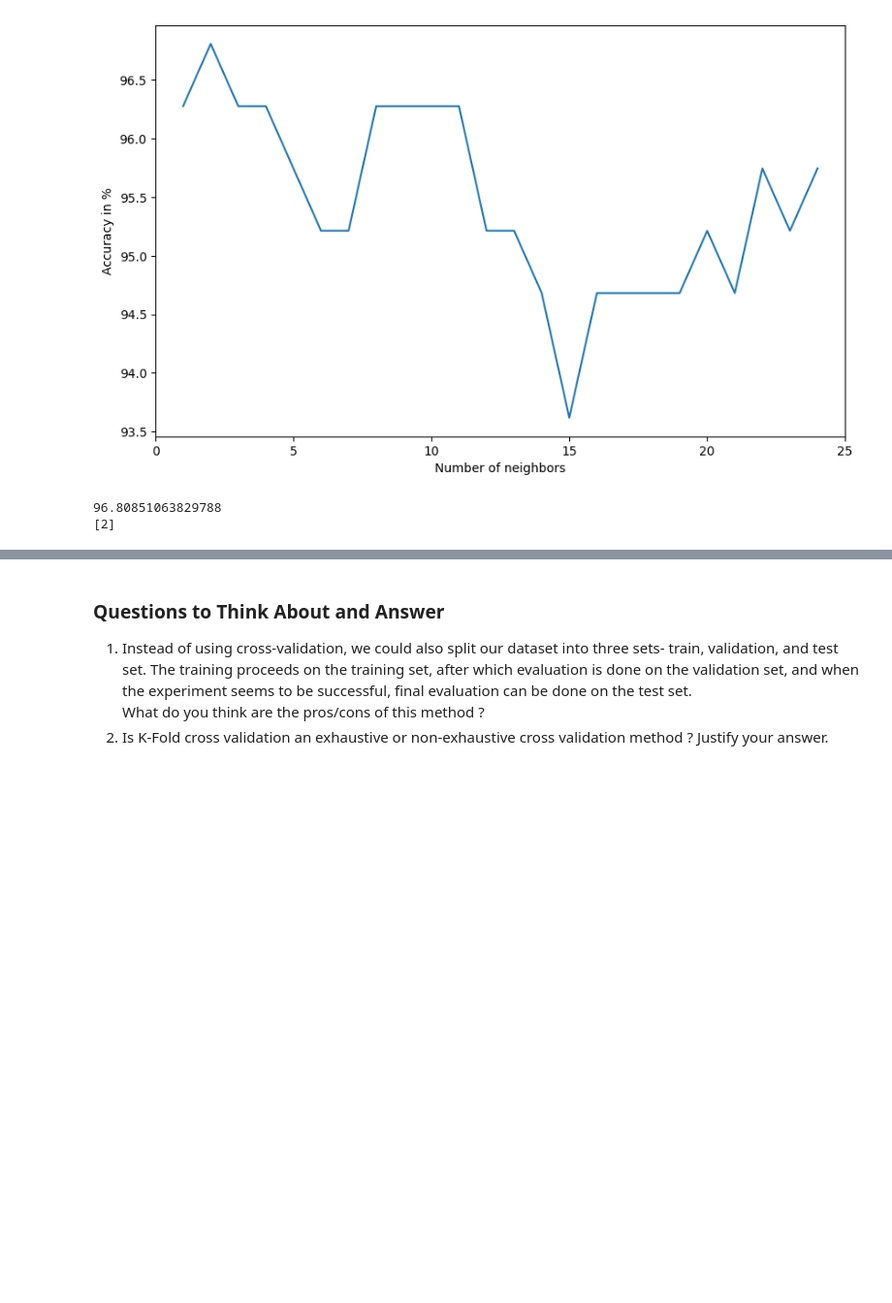
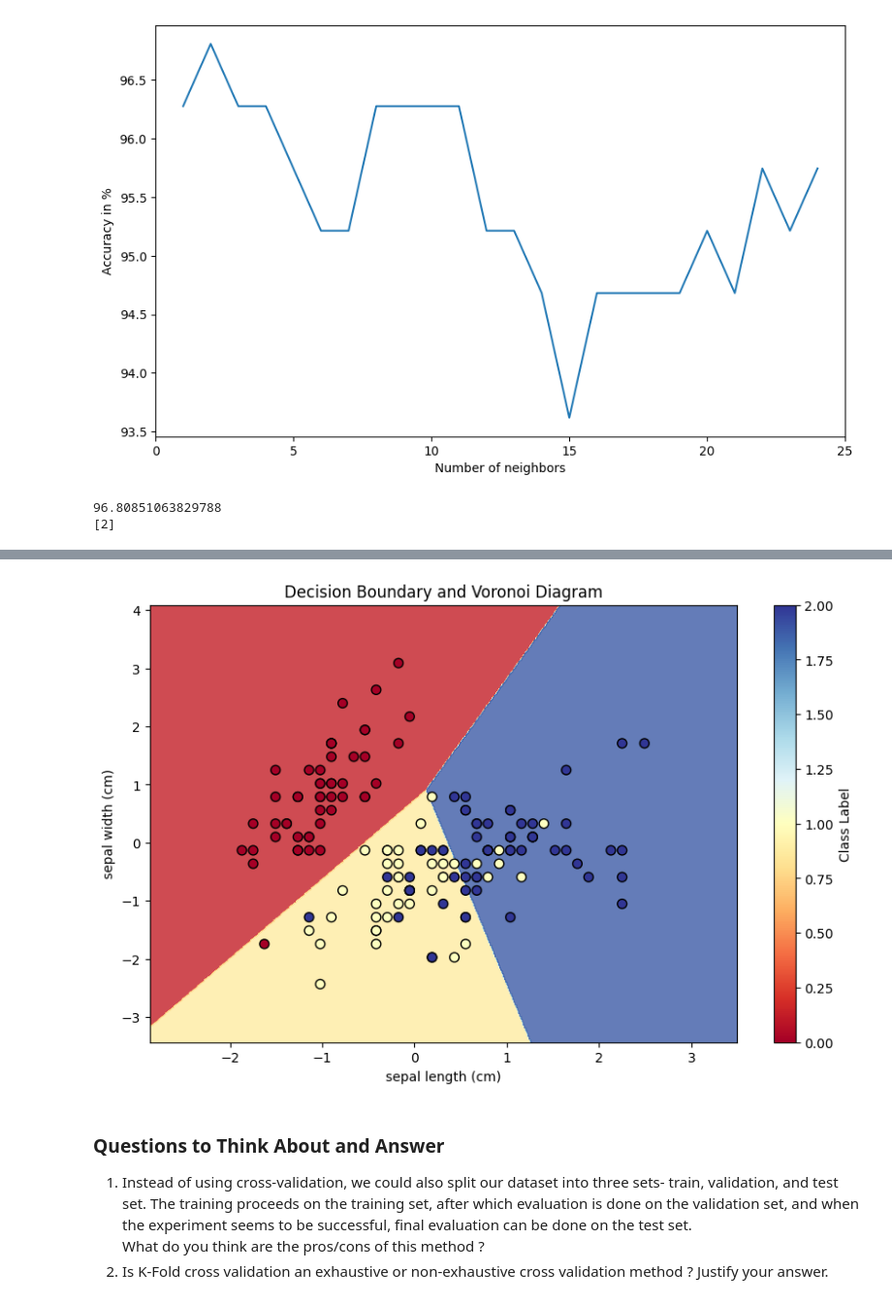
Before and after one commit to varshitha775/FMML_LABS_PROJECTS_26, a Jupyter notebook: mod3_lab4.ipynb, the cells around one changed output, grey strips where cells are left out. Shown at 97% size. Saved outputs shown, nothing was run; the diff lists cells and outputs as text; code cells hidden in the pictures; blank space fills up the shorter version.

```diff
--- a/mod3_lab4.ipynb
+++ b/mod3_lab4.ipynb
@@ -511,3 +429,52 @@ Text(0.5, 1.0, 'Decision Boundary and Voronoi Diagram for k-NN (k=7)')
+# %%
+import numpy as np
+import matplotlib.pyplot as plt
+from sklearn.datasets import load_iris
+from sklearn.preprocessing import StandardScaler
+from sklearn.linear_model import LogisticRegression
+
+# Load the Iris dataset
+data = load_iris()
+X, y = data.data, data.target
+
+# Step 1: Use only the first two features (for 2D visualization)
+X = X[:, :2]
+
+# Step 2: Standardize the data
+scaler = StandardScaler()
+X_scaled = scaler.fit_transform(X)
+
+# Step 3: Train the classifier (using logistic regression)
+model = LogisticRegression(max_iter=200)
+model.fit(X_scaled, y)
+
+# Step 4: Create a mesh grid to plot decision boundaries
+x_min, x_max = X_scaled[:, 0].min() - 1, X_scaled[:, 0].max() + 1
+y_min, y_max = X_scaled[:, 1].min() - 1, X_scaled[:, 1].max() + 1
+
+# Create a mesh grid for the first two features
+xx, yy = np.meshgrid(np.linspace(x_min, x_max, 500),
+                     np.linspace(y_min, y_max, 500))
+
+# Predict the class labels for each point in the grid
+Z = model.predict(np.c_[xx.ravel(), yy.ravel()])
+Z = Z.reshape(xx.shape)
+
+# Step 5: Plot the decision boundary
+plt.figure(figsize=(10, 6))
+
+# Plot decision boundary
+plt.contourf(xx, yy, Z, alpha=0.8, cmap=plt.cm.RdYlBu)
+
+# Scatter plot of the original data (using the first two features)
+plt.scatter(X_scaled[:, 0], X_scaled[:, 1], c=y, s=50, edgecolor='k', cmap=plt.cm.RdYlBu)
+plt.title("Decision Boundary and Voronoi Diagram")
+plt.xlabel(data.feature_names[0])
+plt.ylabel(data.feature_names[1])
+plt.colorbar(label="Class Label")
+plt.show()
+# %% [output]
+[figure, added]
 # %% [markdown]
 ### Questions to Think About and Answer
 1. Instead of using cross-validation, we could also split our dataset into three sets- train, validation, and test set. The training proceeds on the training set, after which evaluation is done on the validation set, and when the experiment seems to be successful, final evaluation can be done on the test set.
```
Also changed, not shown: parts of 7 cells of this notebook.
